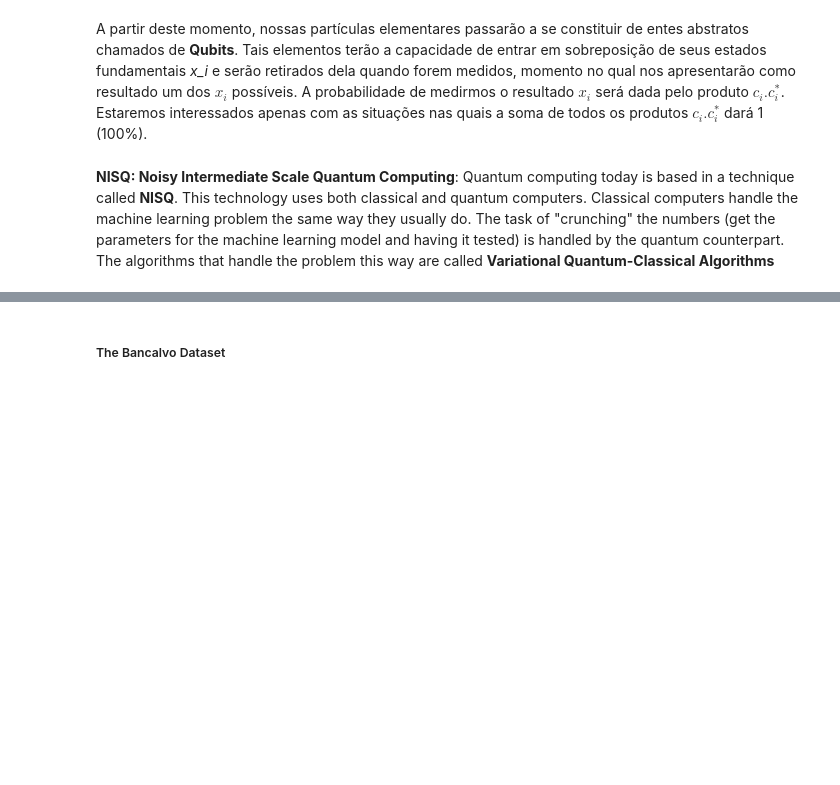
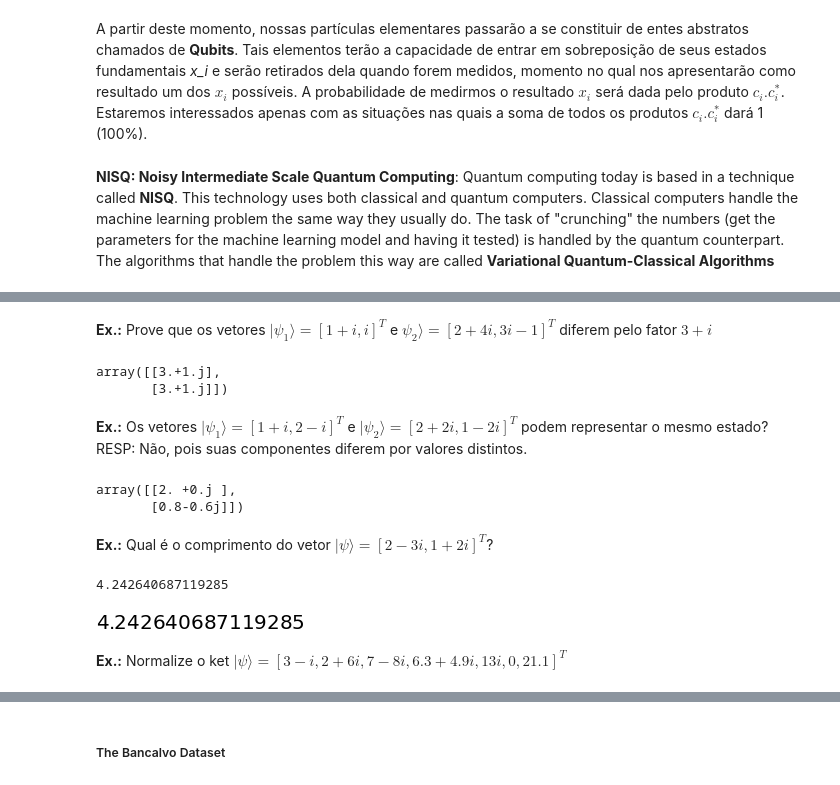
Before and after one commit to gustavomirapalheta/Quantum-Computing-with-Qiskit, a Jupyter notebook: QML_Full.ipynb, the cells around one changed output, grey strips where cells are left out. Cells and saved outputs as stored; diff of their text form; code cells hidden in the pictures; blank space fills up the shorter version.

```diff
--- a/QML_Full.ipynb
+++ b/QML_Full.ipynb
@@ -121,0 +679,29 @@ plt.tight_layout();
+# %% [markdown]
+**Ex.:** Prove que os vetores $|\psi_1 \rangle = [1 + i, i]^T$ e $\psi_2 \rangle = [2 + 4i, 3i − 1]^T$ diferem pelo fator $3+i$
+# %%
+psi1 = np.array([1+1j,1j]).reshape(2,1)
+psi2 = np.array([2+4j,3j-1]).reshape(2,1)
+psi2/psi1
+# %% [output]
+array([[3.+1.j],
+       [3.+1.j]])
+# %% [markdown]
+**Ex.:** Os vetores $| \psi_1 \rangle = [1 + i, 2 − i]^T$ e $| \psi_2 \rangle = [2 + 2i, 1 − 2i]^T$ podem representar o mesmo estado? RESP: Não, pois suas componentes diferem por valores distintos.
+# %%
+psi1 = np.array([1+1j,2-1j]).reshape(-1,1)
+psi2 = np.array([2+2j,1-2j]).reshape(-1,1)
+psi2/psi1
+# %% [output]
+array([[2. +0.j ],
+       [0.8-0.6j]])
+# %% [markdown]
+**Ex.:** Qual é o comprimento do vetor $| \psi \rangle = [2 − 3i,1 + 2i]^T$?
+# %%
+psi1 = np.array([2-3j,1+2j]).reshape(-1,1)
+print(np.sqrt(psi1.conjugate().T.dot(psi1)[0,0]).real)
+np.linalg.norm(psi1)
+# %% [output]
+4.242640687119285
+[figure, added]
+# %% [markdown]
+**Ex.:** Normalize o ket $| \psi \rangle = [3 − i, 2 + 6i,7 − 8i,6.3 + 4.9i, 13i,0,21.1]^T$
```
Also changed, not shown: parts of 156 cells of this notebook.
